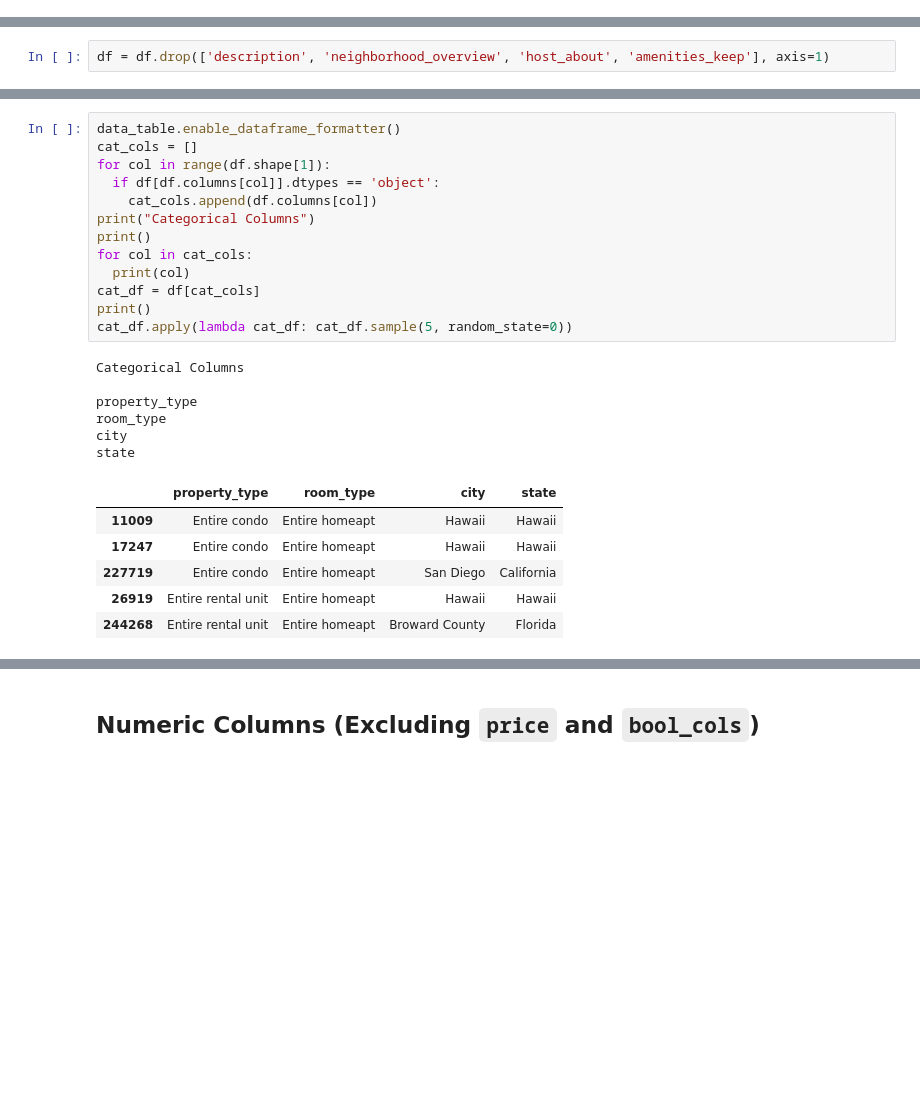
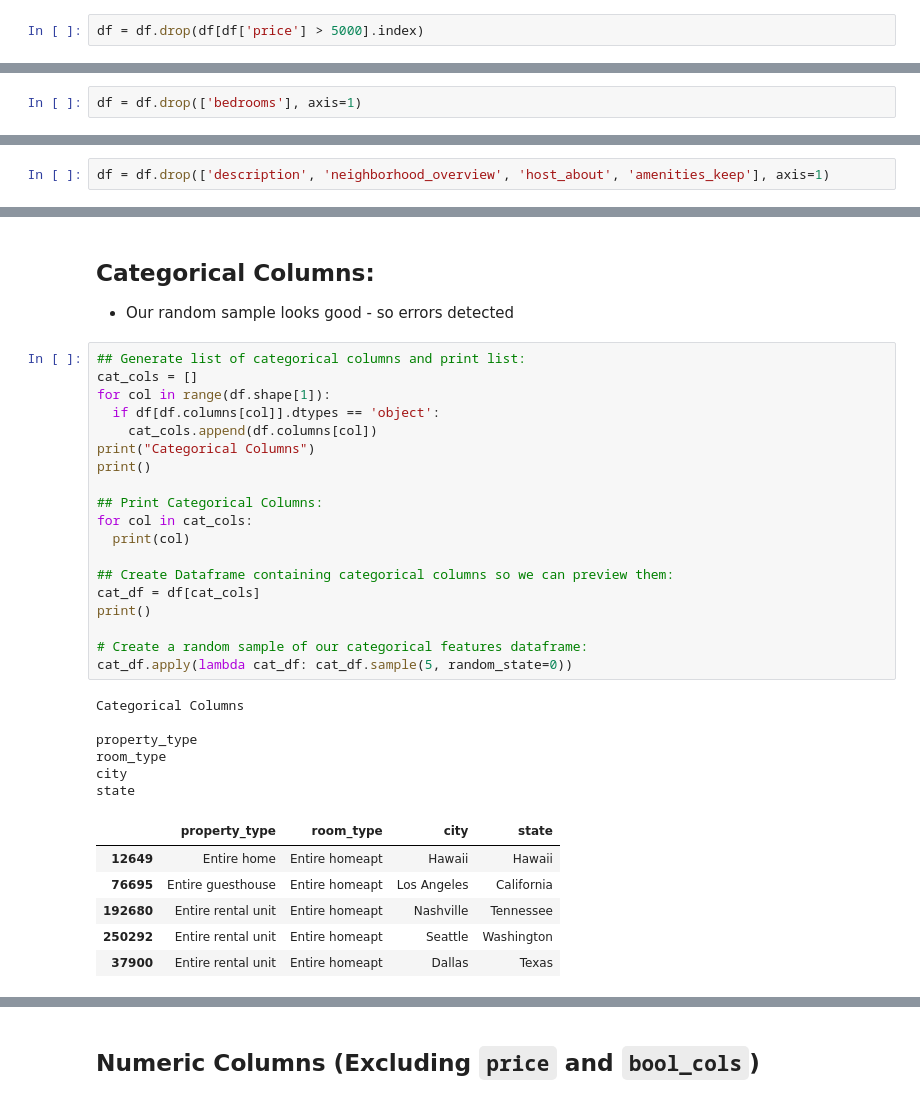
Before and after one commit to clairesarraille/airbnb_price_prediction, a Jupyter notebook: 03_Colab.ipynb, the cells around one changed output, grey strips where cells are left out. Drawn from its saved outputs; the diff is of its cells as text; blank space fills up the shorter version.

```diff
--- a/03_Colab.ipynb
+++ b/03_Colab.ipynb
@@ -192,0 +234,2 @@ sns.distplot(df_log['price'], axlabel='Price Log');
+# %%
+df = df.drop(df[df['price'] > 5000].index)
@@ -192,0 +281,2 @@ sns.distplot(df_log['price'], axlabel='Price Log');
+# %%
+df = df.drop(['bedrooms'], axis=1)
@@ -205,29 +304,38 @@ df = df.drop(['description', 'neighborhood_overview', 'host_about', 'amenities_k
+# %% [markdown]
+## Categorical Columns:
+- Our random sample looks good - so errors detected
 # %%
-data_table.enable_dataframe_formatter()
+## Generate list of categorical columns and print list:
 cat_cols = []
 for col in range(df.shape[1]):
   if df[df.columns[col]].dtypes == 'object':
     cat_cols.append(df.columns[col])
 print("Categorical Columns")
 print()
+
+## Print Categorical Columns:
 for col in cat_cols:
   print(col)
+
+## Create Dataframe containing categorical columns so we can preview them:
 cat_df = df[cat_cols]
 print()
+
+# Create a random sample of our categorical features dataframe:
 cat_df.apply(lambda cat_df: cat_df.sample(5, random_state=0))
 # %% [output]
 Categorical Columns
 
 property_type
 room_type
 city
 state
 |  | property_type | room_type | city | state |
-| 11009 | Entire condo | Entire homeapt | Hawaii | Hawaii |
-| 17247 | Entire condo | Entire homeapt | Hawaii | Hawaii |
-| 227719 | Entire condo | Entire homeapt | San Diego | California |
-| 26919 | Entire rental unit | Entire homeapt | Hawaii | Hawaii |
-| 244268 | Entire rental unit | Entire homeapt | Broward County | Florida |
+| 12649 | Entire home | Entire homeapt | Hawaii | Hawaii |
+| 76695 | Entire guesthouse | Entire homeapt | Los Angeles | California |
+| 192680 | Entire rental unit | Entire homeapt | Nashville | Tennessee |
+| 250292 | Entire rental unit | Entire homeapt | Seattle | Washington |
+| 37900 | Entire rental unit | Entire homeapt | Dallas | Texas |
 # %%
 # There are no nulls in the categorical columns
 df[cat_cols].info()
```
Also changed, not shown: parts of 55 cells of this notebook.
